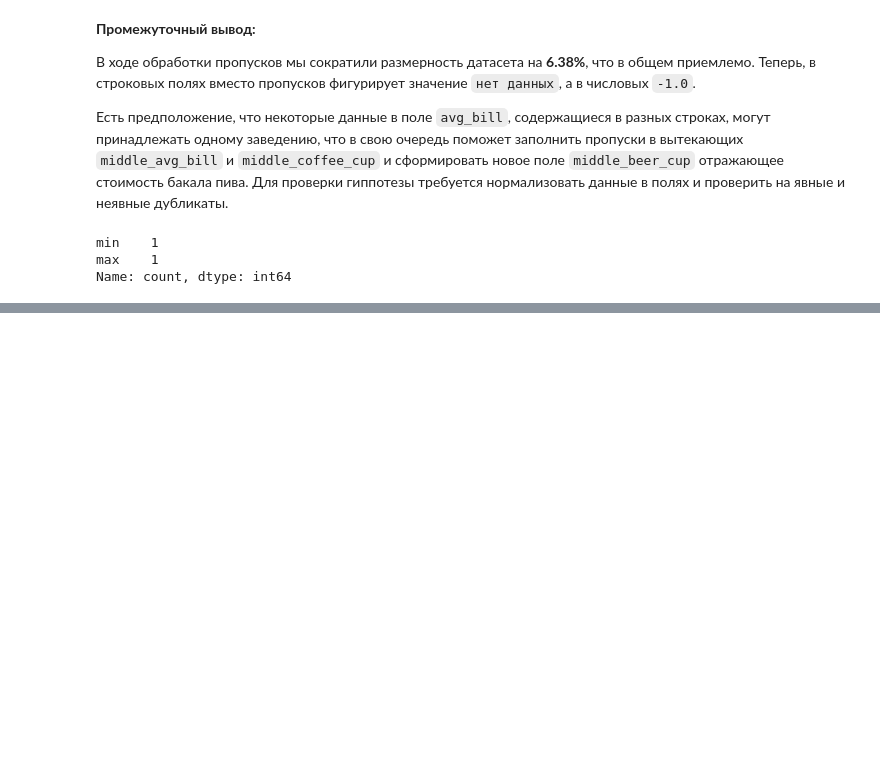
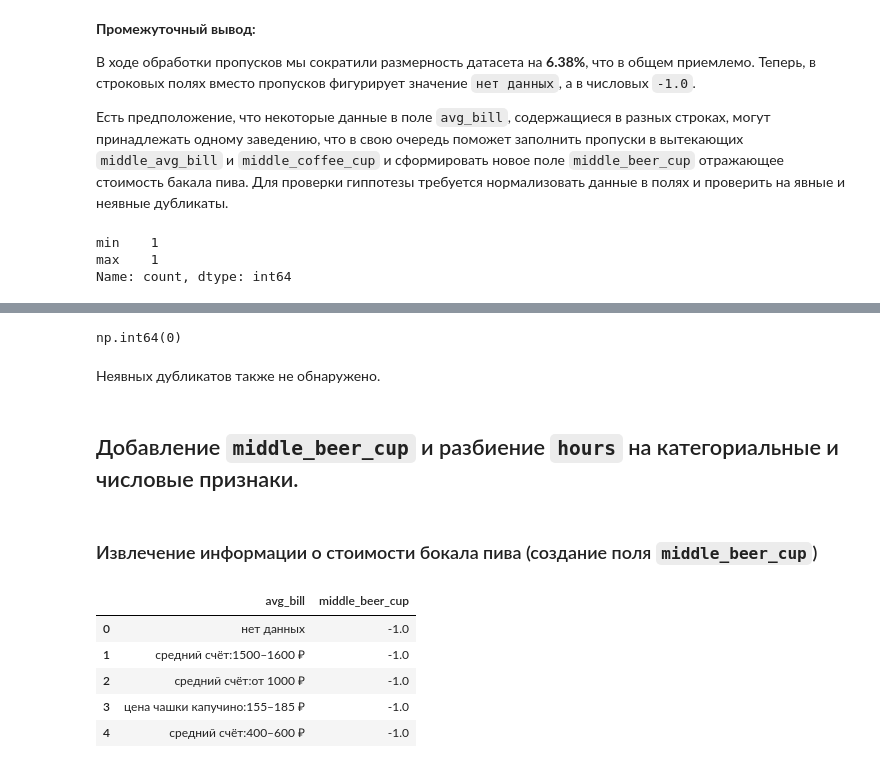
Before and after one commit to achezganov/msk_food_investment_research, a Jupyter notebook: EDA.ipynb, the cells around one changed output, grey strips where cells are left out. Drawn from its saved outputs; the diff is of its cells as text; code cells hidden in the pictures; blank space fills up the shorter version.

```diff
--- a/EDA.ipynb
+++ b/EDA.ipynb
@@ -467,0 +541,10 @@ Name: count, dtype: int64
+# %%
+df['id'].duplicated().sum()
+# %% [output]
+np.int64(0)
+# %% [markdown]
+Неявных дубликатов также не обнаружено.
+# %% [markdown]
+## Добавление `middle_beer_cup` и разбиение `hours` на категориальные и числовые признаки.
+# %% [markdown]
+### Извлечение информации о стоимости бокала пива (создание поля `middle_beer_cup`)
@@ -467,0 +560,11 @@ Name: count, dtype: int64
+# %%
+# Выполним проверку
+test = df[['avg_bill', 'middle_beer_cup']]
+test.head()
+# %% [output]
+|  | avg_bill | middle_beer_cup |
+| 0 | нет данных | -1.0 |
+| 1 | средний счёт:1500–1600 ₽ | -1.0 |
+| 2 | средний счёт:от 1000 ₽ | -1.0 |
+| 3 | цена чашки капучино:155–185 ₽ | -1.0 |
+| 4 | средний счёт:400–600 ₽ | -1.0 |
```
Also changed, not shown: parts of 20 cells of this notebook, 2 other files.
